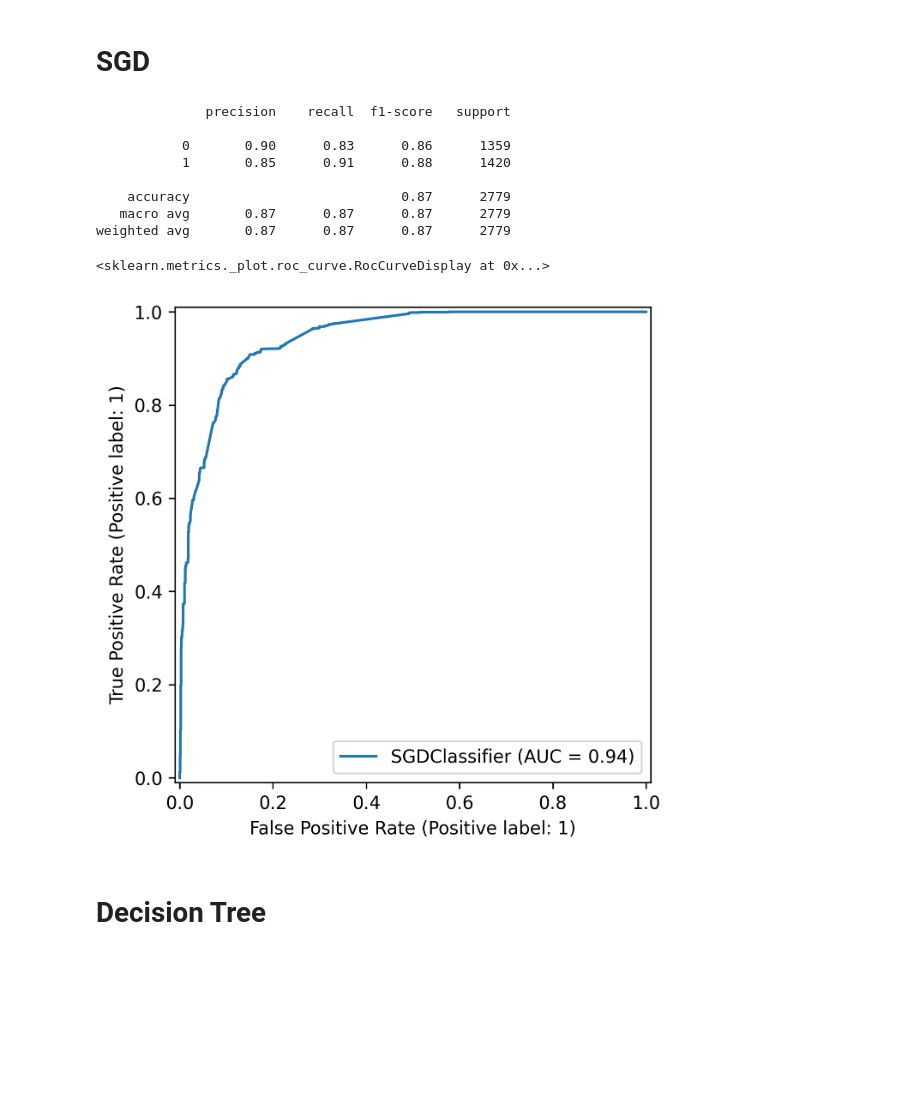
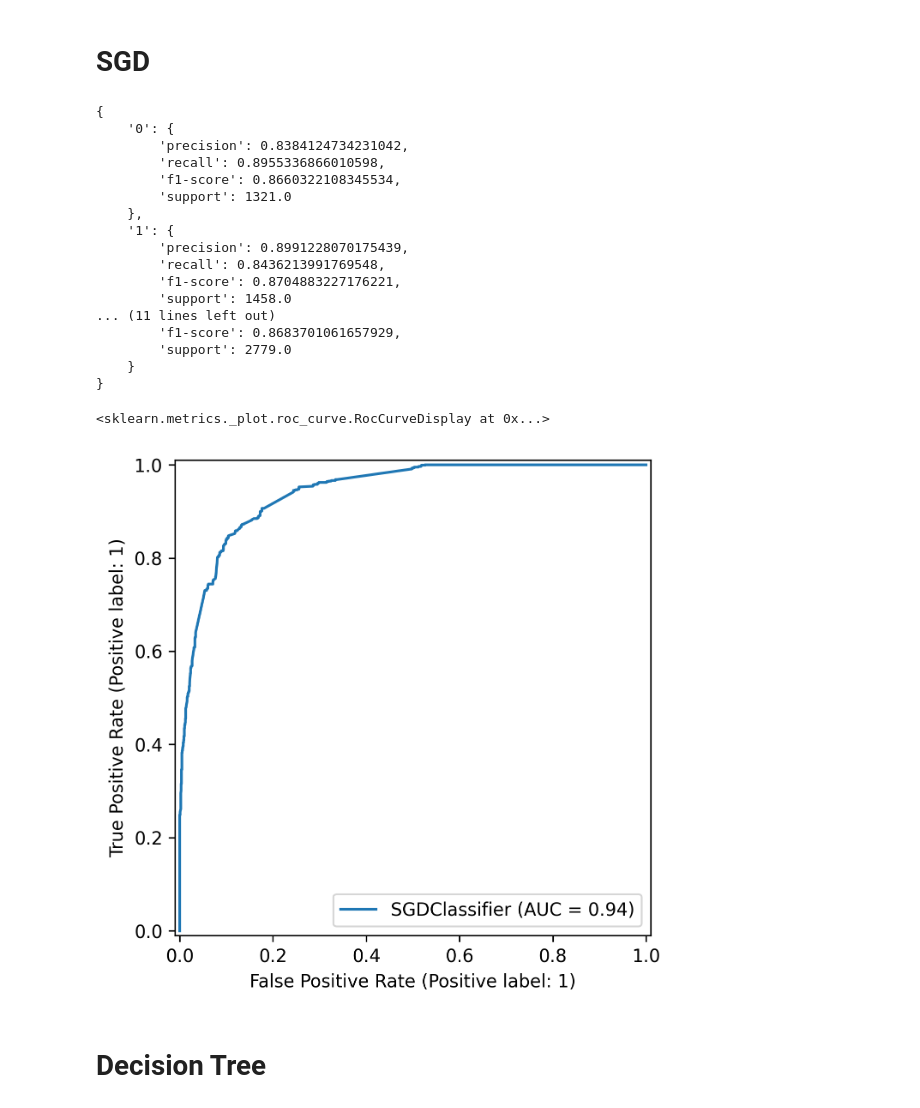
Before and after one commit to Henry-Ash-Williams/masters-thesis, a Jupyter notebook: src/classifiers/static/dll_classifier.ipynb, the cells around one changed output. Drawn from its saved outputs; the diff is of its cells as text; code cells hidden in the pictures; blank space fills up the shorter version.

```diff
--- a/src/classifiers/static/dll_classifier.ipynb
+++ b/src/classifiers/static/dll_classifier.ipynb
@@ -34,12 +34,12 @@ device = torch.device("mps")
 # %%
 from sklearn import svm
 
-clf = svm.SVC()
-clf.fit(train_X, train_y)
+svc_clf = svm.SVC()
+svc_clf.fit(train_X, train_y)
 
-y_hat = clf.predict(test_X)
+y_hat = svc_clf.predict(test_X)
 
-print(classification_report(test_y, y_hat))
+print(classification_report(test_y, y_hat, output_dict=True))
 
-RocCurveDisplay.from_estimator(clf, test_X, test_y)
+RocCurveDisplay.from_estimator(svc_clf, test_X, test_y)
 # %% [output]
@@ -58,23 +67,32 @@ weighted avg       0.89      0.89      0.89      2779
 # %%
 from sklearn.linear_model import SGDClassifier
 
-clf = SGDClassifier(loss="log_loss")
-clf.fit(train_X, train_y)
+lr_clf = SGDClassifier(loss="log_loss")
+lr_clf.fit(train_X, train_y)
 
-y_hat = clf.predict(test_X)
-print(classification_report(test_y, y_hat))
-RocCurveDisplay.from_estimator(clf, test_X, test_y)
+y_hat = lr_clf.predict(test_X)
+print(classification_report(test_y, y_hat, output_dict=True))
+RocCurveDisplay.from_estimator(lr_clf, test_X, test_y)
 # %% [output]
-              precision    recall  f1-score   support
-
-           0       0.90      0.83      0.86      1359
-           1       0.85      0.91      0.88      1420
-
-    accuracy                           0.87      2779
-   macro avg       0.87      0.87      0.87      2779
-weighted avg       0.87      0.87      0.87      2779
+{
+    '0': {
+        'precision': 0.8384124734231042,
+        'recall': 0.8955336866010598,
+        'f1-score': 0.8660322108345534,
+        'support': 1321.0
+    },
+    '1': {
+        'precision': 0.8991228070175439,
+        'recall': 0.8436213991769548,
+        'f1-score': 0.8704883227176221,
+        'support': 1458.0
+... (11 lines left out)
+        'f1-score': 0.8683701061657929,
+        'support': 2779.0
+    }
+}
 <sklearn.metrics._plot.roc_curve.RocCurveDisplay at 0x...>
-[figure, old version]
+[figure, new version]
 # %% [markdown]
 # Decision Tree
 # %%
```
Also changed, not shown: parts of 4 cells of this notebook, 18 other files.
